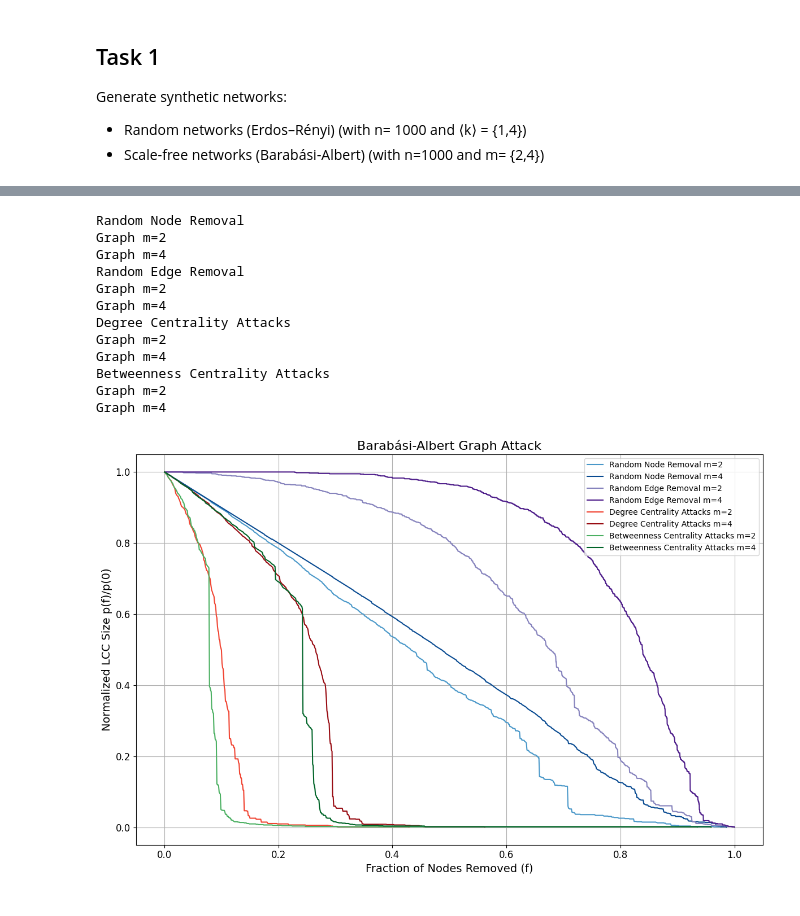
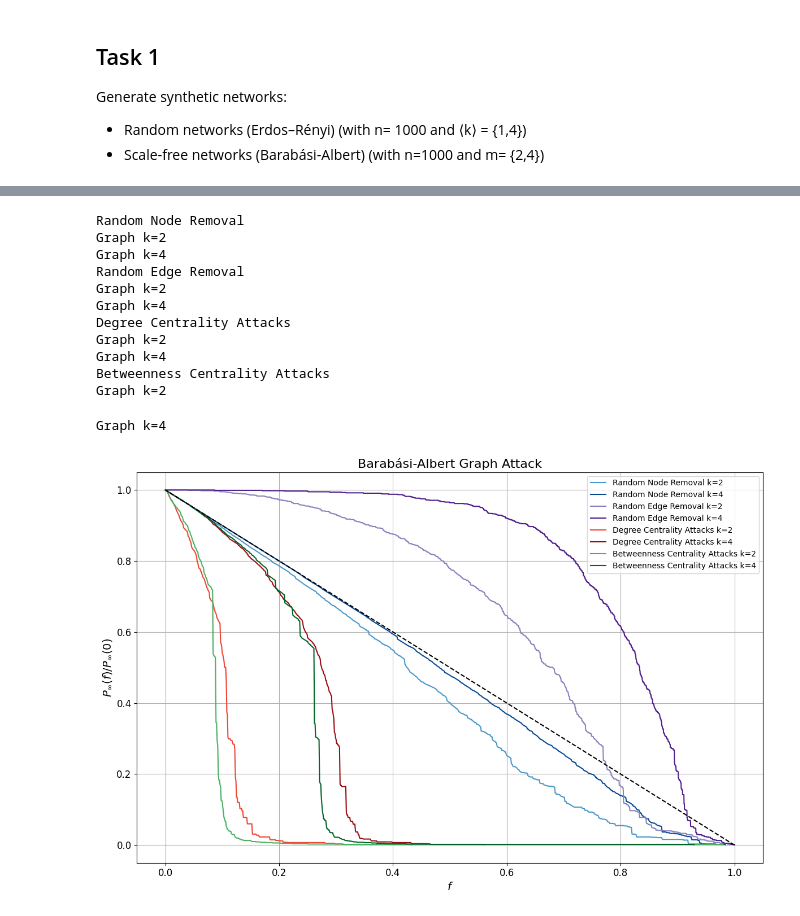
Before and after one commit to eliaswjmuller/HS24_NetworkScience, a Jupyter notebook: A7/HS24_NS_A7_Solutions_Elias_Müller.ipynb, the cells around one changed output, grey strips where cells are left out. Saved outputs shown, nothing was run; the diff lists cells and outputs as text; code cells hidden in the pictures.

```diff
--- a/A7/HS24_NS_A7_Solutions_Elias_Müller.ipynb
+++ b/A7/HS24_NS_A7_Solutions_Elias_Müller.ipynb
@@ -53,12 +57,15 @@ datasets
 # %%
 # plots the degree distribution against the degree using logarithmic binning
-def plot_degree_dist(g, ax, title=None):
+def plot_degree_dist(g, ax, title=None, log=True):
     degrees = list(dict(g.degree()).values())
-    bins = np.logspace(np.log10(1), np.log10(max(degrees)), 20)
+    if log:
+        bins = np.logspace(np.log10(1), np.log10(max(degrees)), 20)
+        ax.set_xscale('log')
+    else:
+        bins = np.arange(0, max(degrees) + 1) - 0.5
 
+    ax.set_yscale('log')
     ax.hist(degrees, bins=bins, density=True, edgecolor='black')
-    ax.set_xscale('log')
-    ax.set_yscale('log')
 
     set_ax_labels(ax, "k", "Degree Dist (p(k))", f"{title}")
 
@@ -66,7 +73,7 @@ def plot_degree_dist(g, ax, title=None):
 fig, axes = initialize_figure(1,2)
 
 for i, (k, g) in enumerate(er_graphs.items()):
-    plot_degree_dist(g, axes[i], title=f"n = 1000; k = {k}")
+    plot_degree_dist(g, axes[i], title=f"n = 1000; k = {k}", log = False)
 
 fig.suptitle("Task 2 - Erdös-Renyi Degree Distributions", fontsize=16, y=0.95)
 
@@ -179,15 +215,18 @@ for strategy_name, attack_function, cmap_name, type in attack_strategies:
         print(f"Graph k={k}")
         if type == 'node':
             x, y = attack(g, attack_function)
+        elif type =='between':
+            x,y = attack_between(g)
         else:
             x, y = attack_edges(g, attack_function)
         plt.plot(x, y, color=colors[i], label=f'{strategy_name} k={k}')
 
-plt.legend(fontsize=10, loc='best')
-plt.xlabel('Fraction of Nodes Removed (f)', fontsize=14)
-plt.ylabel('Normalized LCC Size p(f)/p(0)', fontsize=14)
+plt.plot([1, 0], [0, 1], 'k--')
+plt.legend(fontsize=10)
+plt.xlabel(r'$f$', fontsize=14)
+plt.ylabel(r'$P_{\infty}(f)/P_{\infty}(0)$', fontsize=14)
 plt.title('Erdős-Rényi Graph Attack', fontsize=16)
-plt.grid(True)
+plt.grid()
 plt.xticks(fontsize=12)
 plt.yticks(fontsize=12)
 plt.tight_layout()
@@ -209,43 +248,46 @@ Graph k=4
 # %%
 # Initialize the figure
 plt.figure(figsize=(12, 8))
 
-for strategy_name, attack_function, cmap_name, attack_type in attack_strategies:
+for strategy_name, attack_function, cmap_name, type in attack_strategies:
     print(f"{strategy_name}")
     cmap = plt.get_cmap(cmap_name)
     colors = [cmap(ci) for ci in [0.6, 0.9]]
 
-    for i, (m, g) in enumerate(ba_graphs.items()):
-        print(f"Graph m={m}")
-        if attack_type == 'node':
+    for i, (k, g) in enumerate(ba_graphs.items()):
+        print(f"Graph k={k}")
+        if type == 'node':
             x, y = attack(g, attack_function)
+        elif type =='between':
+            x,y = attack_between(g)
         else:
             x, y = attack_edges(g, attack_function)
-        plt.plot(x, y, color=colors[i], label=f'{strategy_name} m={m}')
+        plt.plot(x, y, color=colors[i], label=f'{strategy_name} k={k}')
 
-plt.legend(fontsize=10, loc='best')
-plt.xlabel('Fraction of Nodes Removed (f)', fontsize=14)
-plt.ylabel('Normalized LCC Size p(f)/p(0)', fontsize=14)
+plt.plot([1, 0], [0, 1], 'k--')
+plt.legend(fontsize=10)
+plt.xlabel(r'$f$', fontsize=14)
+plt.ylabel(r'$P_{\infty}(f)/P_{\infty}(0)$', fontsize=14)
 plt.title('Barabási-Albert Graph Attack', fontsize=16)
-plt.grid(True)
+plt.grid()
 plt.xticks(fontsize=12)
 plt.yticks(fontsize=12)
 plt.tight_layout()
 plt.show()
 # %% [output]
 Random Node Removal
-Graph m=2
-Graph m=4
+Graph k=2
+Graph k=4
 Random Edge Removal
-Graph m=2
-Graph m=4
+Graph k=2
+Graph k=4
 Degree Centrality Attacks
-Graph m=2
-Graph m=4
+Graph k=2
+Graph k=4
 Betweenness Centrality Attacks
-Graph m=2
-Graph m=4
+Graph k=2
+Graph k=4
-[figure, old version]
+[figure, new version]
 # %%
 # Initialize the figure
 plt.figure(figsize=(12, 8))
```
Also changed, not shown: parts of 8 cells of this notebook.
